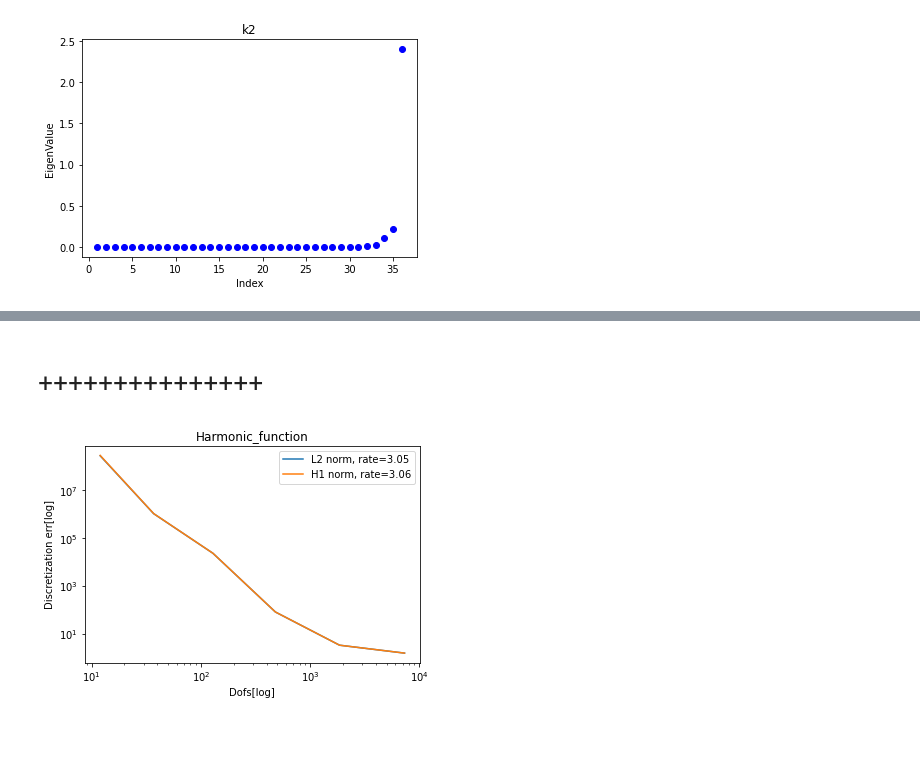
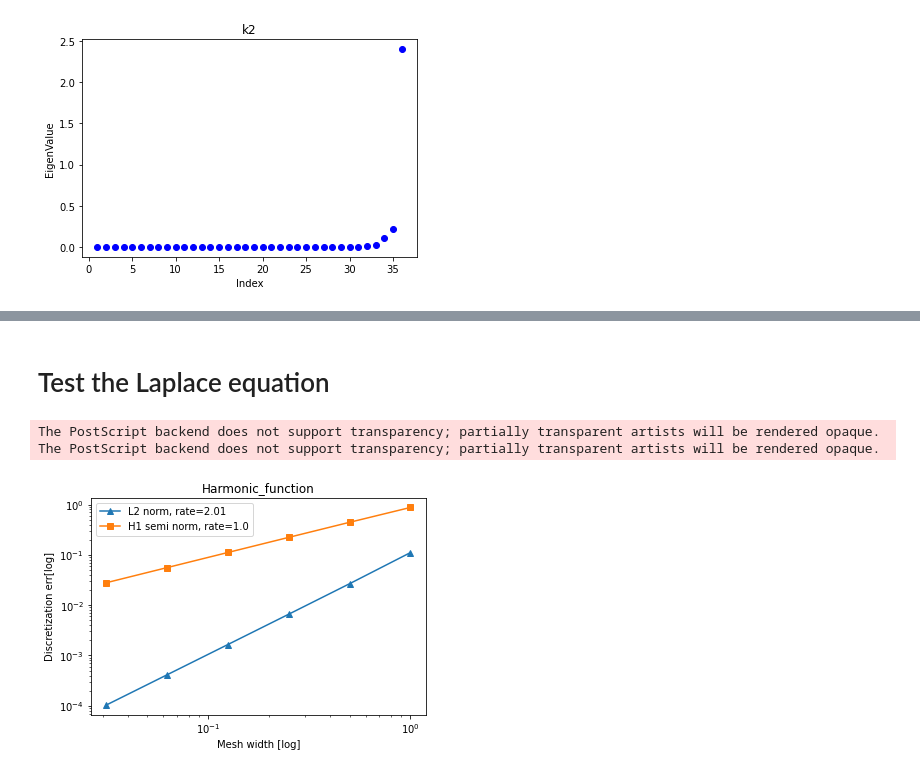
Before and after one commit to liaowangh/PUM_WaveRay, a Jupyter notebook: code/result_squarehole/plot_error.ipynb, the cells around one changed output, grey strips where cells are left out. Drawn from its saved outputs; the diff is of its cells as text; code cells hidden in the pictures; blank space fills up the shorter version.

```diff
--- a/code/result_squarehole/plot_error.ipynb
+++ b/code/result_squarehole/plot_error.ipynb
@@ -16,11 +16,11 @@ def plot_save(ndofs, L2err, H1err, output_folder, sol_name, show_rate=True):
         h1_rate = compute_rate(ndofs, H1err)
         h1_rate = round(abs(h1_rate), 2)
 
-        l2_label = 'L2 norm, rate=' + str(l2_rate)
-        h1_label = 'H1 norm, rate=' + str(h1_rate)
+        l2_label = 'L2 norm, rate=' + repr(l2_rate)
+        h1_label = 'H1 semi norm, rate=' + repr(h1_rate)
     else:
         l2_label = 'L2 norm'
-        h1_label = 'H1 norm'
+        h1_label = 'H1 semi norm'
 
     fig,ax = plt.subplots()
     ax.loglog(ndofs, L2err, '^-', label=l2_label) # triangle marker
@@ -248,13 +224,15 @@ df
-# %% [markdown]
-# +++++++++++++++
+# %% [markdown]
+# Test the Laplace equation
 # %%
-data_file = ["Harmonic_function.txt"]
-for f in data_file:
-    sol_name = f.split('.')[0]
-    df = pd.read_csv(f, sep=' ')
-    ndofs = df['N'].to_numpy()
-    L2err = df['L2_err'].to_numpy()
-    H1err = df['H1_err'].to_numpy()
-    plot_save(ndofs, L2err, H1err, sol_name)
+data_file = "../result_square/Laplace/Harmonic.txt"
+
+sol_name = "Harmonic_function"
+df = pd.read_csv(data_file, sep=' ')
+mesh_width = df['h'].to_numpy()
+L2err = df['L2_err'].to_numpy()
+H1serr = df['H1_serr'].to_numpy()
+plot_save(mesh_width, L2err, H1serr, "../result_square/Laplace/", sol_name)
 # %% [output]
+The PostScript backend does not support transparency; partially transparent artists will be rendered opaque.
+The PostScript backend does not support transparency; partially transparent artists will be rendered opaque.
-[figure, old version]
+[figure, new version]
```
Also changed, not shown: parts of 5 cells of this notebook, 14 other files.
